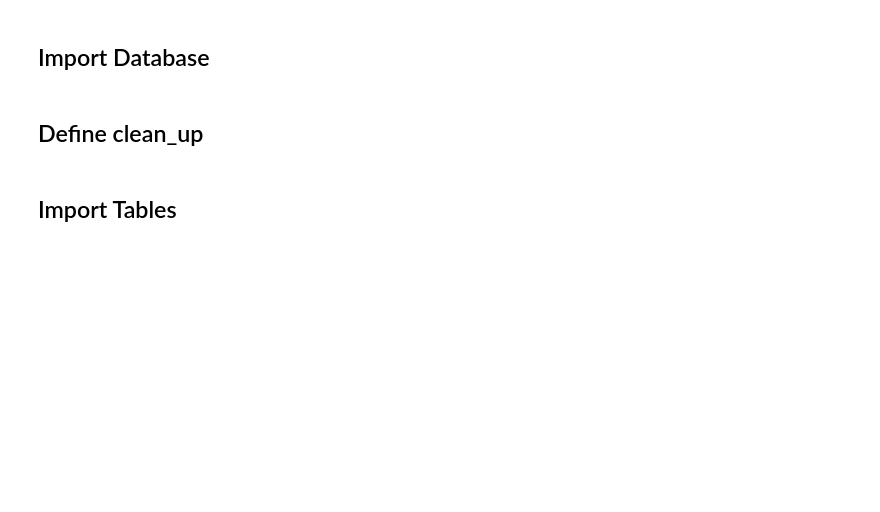
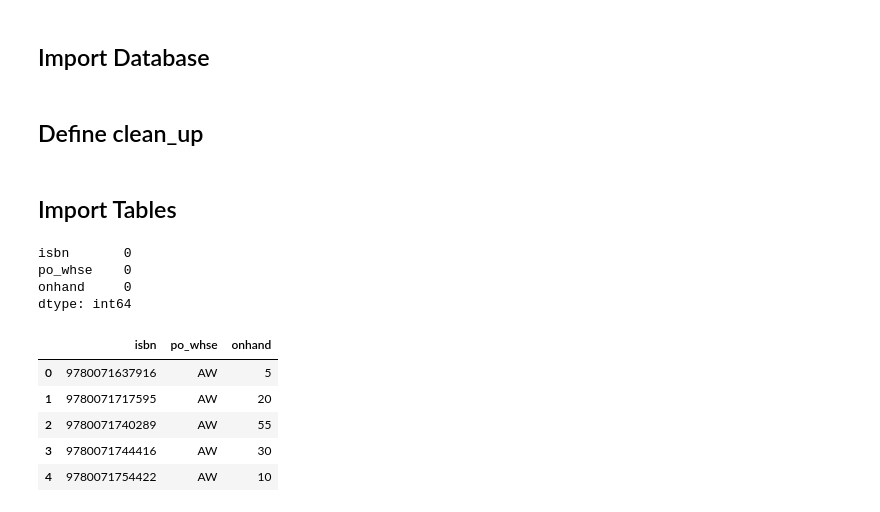
Before and after one commit to JoseRMatos/best_supplier, a Jupyter notebook: open_demand_V1.ipynb, the cells around one changed output. Saved outputs shown, nothing was run; the diff lists cells and outputs as text; code cells hidden in the pictures; blank space fills up the shorter version.

```diff
--- a/open_demand_V1.ipynb
+++ b/open_demand_V1.ipynb
@@ -149,11 +156,21 @@ SELECT
 # %%
 inventory = pd.read_sql(inventory_sql, prod_db)
 inventory.columns = map(str.lower, inventory.columns)
 for col in ['isbn', 'po_whse']:
     inventory[col] = inventory.apply(lambda x: clean_up(x[col]), axis =1)
-inventory.rename(columns={'itemcode': 'isbn'}, inplace = True)
 print(inventory.isna().sum())
 inventory.head()
+# %% [output]
+isbn       0
+po_whse    0
+onhand     0
+dtype: int64
+|  | isbn | po_whse | onhand |
+| 0 | 9780071637916 | AW | 5 |
+| 1 | 9780071717595 | AW | 20 |
+| 2 | 9780071740289 | AW | 55 |
+| 3 | 9780071744416 | AW | 30 |
+| 4 | 9780071754422 | AW | 10 |
 # %%
 receiving = pd.read_sql(receiving_sql, prod_db)
 receiving.dropna(inplace=True)
```
Also changed, not shown: parts of 9 cells of this notebook.
